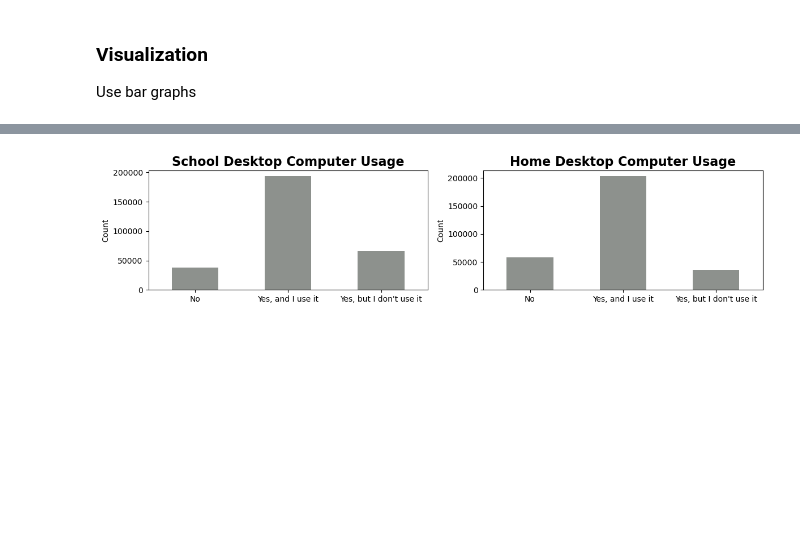
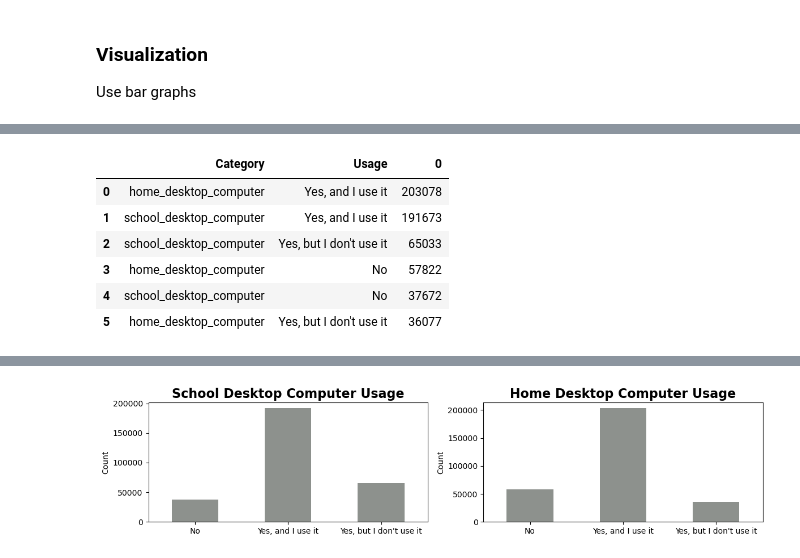
Before and after one commit to Daviedavie100/Pisa2012_data_analysis, a Jupyter notebook: Exploration.ipynb, the cells around one changed output, grey strips where cells are left out. Saved outputs shown, nothing was run; the diff lists cells and outputs as text; code cells hidden in the pictures; blank space fills up the shorter version.

```diff
--- a/Exploration.ipynb
+++ b/Exploration.ipynb
@@ -908,0 +941,16 @@ Use bar graphs
+# %%
+# Reshape the data to long format
+com_melted = com.melt(
+    value_vars=['home_desktop_computer', 'school_desktop_computer'],
+    var_name='Category',
+    value_name='Usage'
+)
+com_melted.value_counts().reset_index()
+# %% [output]
+|  | Category | Usage | 0 |
+| 0 | home_desktop_computer | Yes, and I use it | 203078 |
+| 1 | school_desktop_computer | Yes, and I use it | 191673 |
+| 2 | school_desktop_computer | Yes, but I don't use it | 65033 |
+| 3 | home_desktop_computer | No | 57822 |
+| 4 | school_desktop_computer | No | 37672 |
+| 5 | home_desktop_computer | Yes, but I don't use it | 36077 |
```
Also changed, not shown: parts of 5 cells of this notebook.
